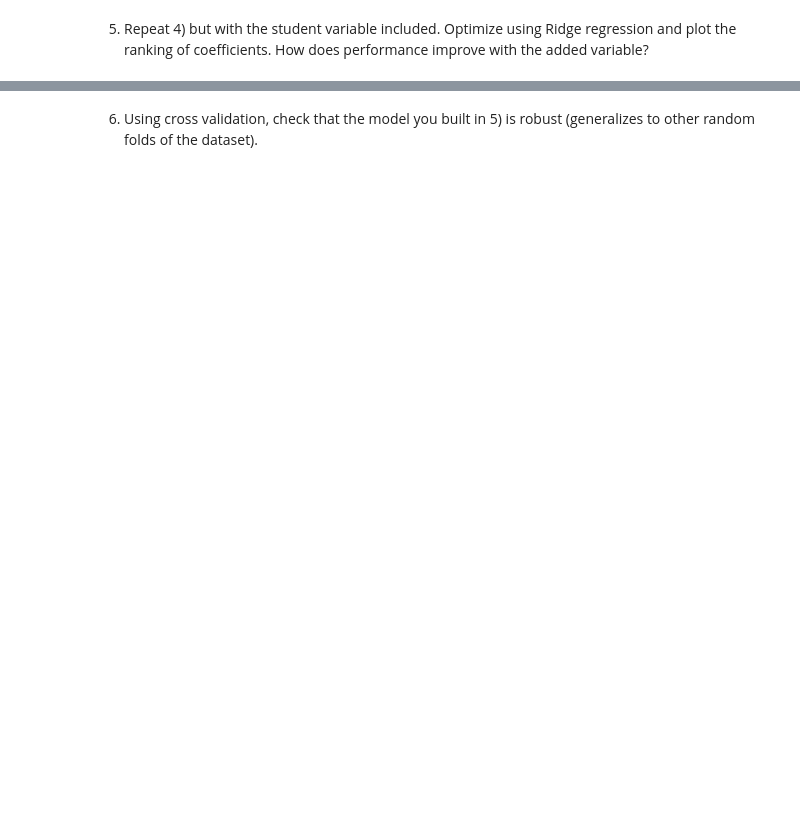
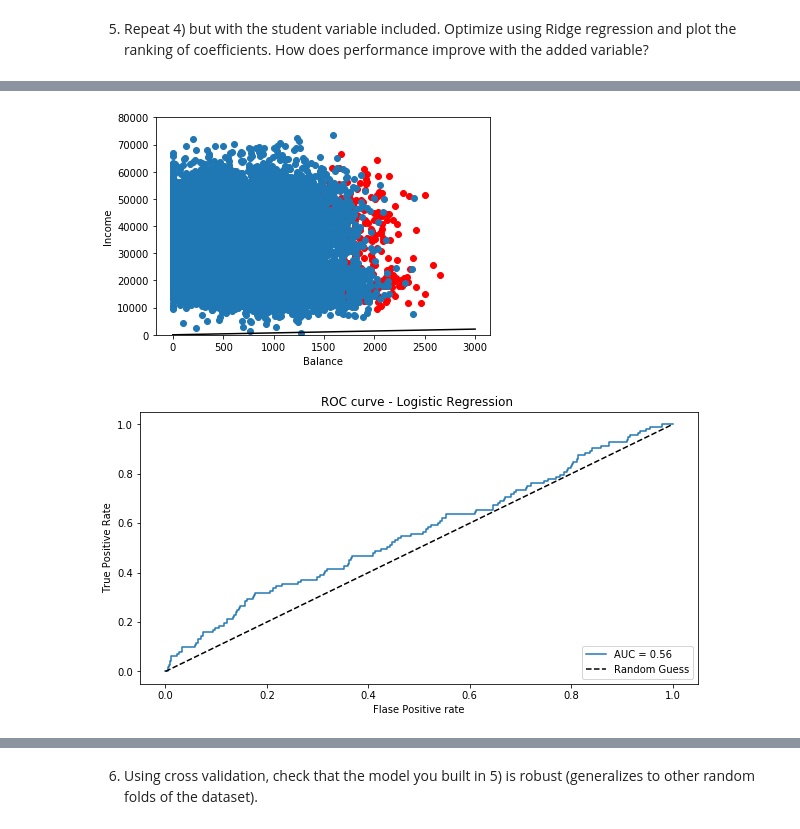
Before and after one commit to Columbia-Intro-Data-Science/python-introduction-jcp2203, a Jupyter notebook: homework/Homework 3 - Classification.ipynb, the cells around one changed output, grey strips where cells are left out. Saved outputs shown, nothing was run; the diff lists cells and outputs as text; code cells hidden in the pictures; blank space fills up the shorter version.

```diff
--- a/homework/Homework 3 - Classification.ipynb
+++ b/homework/Homework 3 - Classification.ipynb
@@ -181,0 +238,39 @@ print(alpha_best)
+# %%
+clf = LogisticRegression(penalty='l2', C=1)
+clf.fit(X_train, y_train)
+
+#Scatter plot
+plt.figure()
+plt.ylim(0,80000)
+plt.scatter(df.loc[df['default'] == 1, 'balance'] , df.loc[df['default'] == 1, 'income'] , color='r')
+plt.scatter(df.loc[df['default'] == 0, 'balance'] , df.loc[df['default'] == 0, 'income'])
+
+w = clf.coef_[0]
+a = -w[0] / w[1]
+xx = np.linspace(0, 3000)
+yy = a * xx - (clf.intercept_[0]) / w[1]
+
+plt.plot(xx, yy, 'k-')
+plt.xlabel('Balance')
+plt.ylabel('Income')
+
+from sklearn.metrics import roc_curve, roc_auc_score, auc
+from matplotlib import pyplot as plt
+from sklearn import metrics
+
+predictions = clf.predict_proba(X_test)
+
+fpr2, tpr2, _ = roc_curve(y_test, predictions[:,1])
+roc_auc2 = auc(fpr2, tpr2)
+plt.figure(figsize=(10,5))
+plt.plot(fpr2, tpr2,label ='AUC = %.2f'%(roc_auc2))
+plt.xlabel('Flase Positive rate')
+plt.ylabel('True Positive Rate')
+plt.title('ROC curve - Logistic Regression ')
+plt.legend(loc=4)
+plt.plot([0, 1], [0, 1], color='black', linestyle='--', label = 'Random Guess')
+plt.legend(loc=4)
+plt.show()
+# %% [output]
+[figure, added]
+[figure, added]
```
Also changed, not shown: parts of 13 cells of this notebook.
